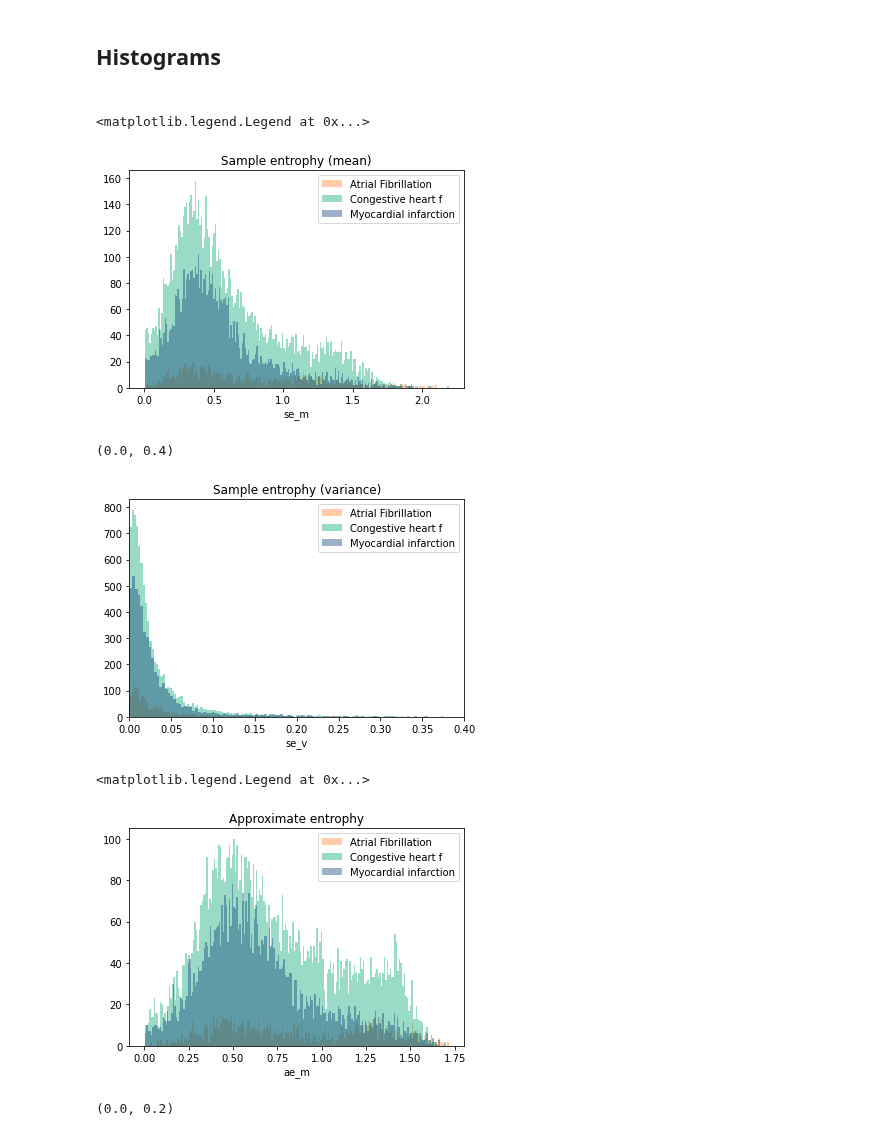
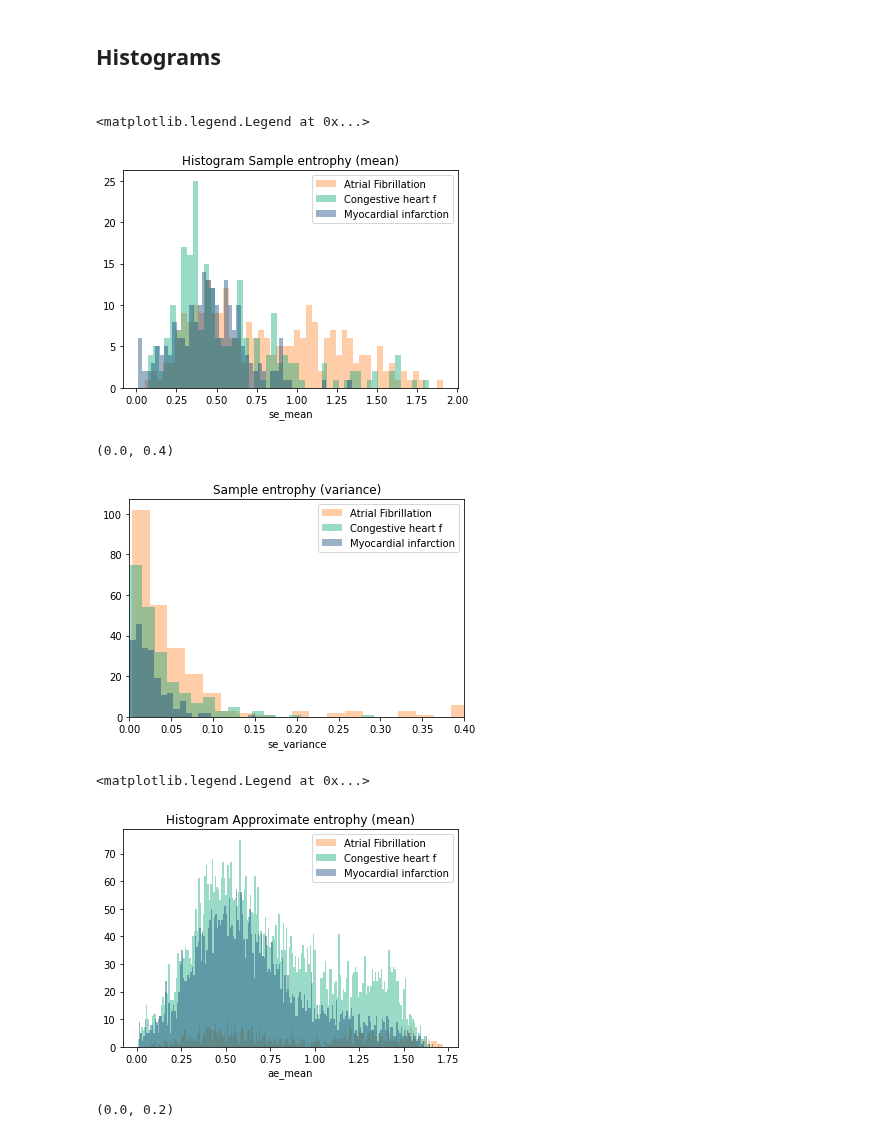
Before and after one commit to AlanPalomino/TTB_2020_2_13, a Jupyter notebook: Classification.ipynb, the cells around one changed output. Drawn from its saved outputs; the diff is of its cells as text; code cells hidden in the pictures.

```diff
--- a/Classification.ipynb
+++ b/Classification.ipynb
@@ -9,8 +9,7 @@ import matplotlib.pyplot as plt
 # %% [markdown]
 <h2>Import data set<h2>
 # %%
-data=pd.read_csv("complete_data.csv")
-pd.set_option('display.max_colwidth', -1)
+data=pd.read_csv("Test/Test_250ws.csv")
 data
 # 0 - Fibrilacion Atrial
 # 1 - Congestión cardíaca
@@ -34,7 +33,8 @@ data
 # %%
-#Clean dataset
-pathology = data[["condition","ae_mean","ae_variance","ae_skewness","ae_spectral_entropy","se_mean","se_variance","se_skewness","se_spectral_entropy","hfd_mean","hfd_variance","hfd_skewness","hfd_spectral_entropy","dfa_mean","dfa_variance","dfa_skewness","dfa_spectral_entropy","psd_mean","psd_variance","psd_skewness","psd_spectral_entropy"]]
+#Extract metrics
+data = data[["cond_id","hst_mean","hst_variance","ae_mean","ae_variance","ae_skewness","ae_spectral_entropy","se_mean","se_variance","se_skewness","se_spectral_entropy","hfd_mean","hfd_variance","hfd_skewness","hfd_spectral_entropy","dfa_mean","dfa_variance","dfa_skewness","dfa_spectral_entropy","psd_mean","psd_variance","psd_skewness","psd_spectral_entropy"]]
 
-pathology = pathology.dropna()
-pathology
+data = data.dropna()
+#data = data[ data["hurst"] >= 0.1]
+data
 # %% [output]
@@ -55,19 +55,23 @@ pathology
 <h2>Define train set and targets<h2>
 # %%
 #Group by pathology
-a_f=pathology[pathology["condition"] ==0]
-c_c=pathology[pathology["condition"] ==1]
-m_i=pathology[pathology["condition"] ==2]
+a_f=data[data["cond_id"] ==0]
+c_c=data[data["cond_id"] ==1]
+m_i=data[data["cond_id"] ==2]
 
 #Extract important metrics
-atrial_f = a_f[["ae_mean","ae_variance","ae_skewness","ae_spectral_entropy","se_mean","se_variance","se_skewness","se_spectral_entropy","hfd_mean","hfd_variance","hfd_skewness","hfd_spectral_entropy","dfa_mean","dfa_variance","dfa_skewness","dfa_spectral_entropy","psd_mean","psd_variance","psd_skewness","psd_spectral_entropy"]]
-congestive_h = c_c[["ae_mean","ae_variance","ae_skewness","ae_spectral_entropy","se_mean","se_variance","se_skewness","se_spectral_entropy","hfd_mean","hfd_variance","hfd_skewness","hfd_spectral_entropy","dfa_mean","dfa_variance","dfa_skewness","dfa_spectral_entropy","psd_mean","psd_variance","psd_skewness","psd_spectral_entropy"]]
-myocardial_i = m_i[["ae_mean","ae_variance","ae_skewness","ae_spectral_entropy","se_mean","se_variance","se_skewness","se_spectral_entropy","hfd_mean","hfd_variance","hfd_skewness","hfd_spectral_entropy","dfa_mean","dfa_variance","dfa_skewness","dfa_spectral_entropy","psd_mean","psd_variance","psd_skewness","psd_spectral_entropy"]]
+atrial_f = a_f[["ae_mean","hst_mean","hst_variance","ae_variance","ae_skewness","ae_spectral_entropy","se_mean","se_variance","se_skewness","se_spectral_entropy","hfd_mean","hfd_variance","hfd_skewness","hfd_spectral_entropy","dfa_mean","dfa_variance","dfa_skewness","dfa_spectral_entropy","psd_mean","psd_variance","psd_skewness","psd_spectral_entropy"]]
+congestive_h = c_c[["ae_mean","hst_mean","hst_variance","ae_variance","ae_skewness","ae_spectral_entropy","se_mean","se_variance","se_skewness","se_spectral_entropy","hfd_mean","hfd_variance","hfd_skewness","hfd_spectral_entropy","dfa_mean","dfa_variance","dfa_skewness","dfa_spectral_entropy","psd_mean","psd_variance","psd_skewness","psd_spectral_entropy"]]
+myocardial_i = m_i[["ae_mean","hst_mean","hst_variance","ae_variance","ae_skewness","ae_spectral_entropy","se_mean","se_variance","se_skewness","se_spectral_entropy","hfd_mean","hfd_variance","hfd_skewness","hfd_spectral_entropy","dfa_mean","dfa_variance","dfa_skewness","dfa_spectral_entropy","psd_mean","psd_variance","psd_skewness","psd_spectral_entropy"]]
 
 #Create target array for training
-targets=a_f['condition'].tolist()+m_i['condition'].tolist()+c_c['condition'].tolist()
+targets=a_f['cond_id'].tolist()+m_i['cond_id'].tolist()+c_c['cond_id'].tolist()
 
 #Create input array for training
 X=pd.concat([atrial_f,myocardial_i,congestive_h],ignore_index=True)
 X
+print(len(a_f))
+print(len(c_c))
+print(len(m_i))
+print(len(a_f)+len(c_c)+len(m_i))
 # %% [output]
@@ -87,40 +82,40 @@ X
 # %% [markdown]
 <h2>Histograms<h2>
 # %%
-se_af=a_f["se_m"]
-se_cc=c_c["se_m"]
-se_mi=m_i["se_m"]
+se_af=a_f["se_mean"]
+se_cc=c_c["se_mean"]
+se_mi=m_i["se_mean"]
 
 
-sn.distplot(a=se_af,bins=200,color='#FF8427',kde=False,label="Atrial Fibrillation")
-sn.distplot(a=se_cc,bins=200,color='#04A777',kde=False,label="Congestive heart f")
-sn.distplot(a=se_mi,bins=200,color='#083D77',kde=False,label="Myocardial infarction")
+sn.distplot(a=se_af,bins=50,color='#FF8427',kde=False,label="Atrial Fibrillation")
+sn.distplot(a=se_cc,bins=50,color='#04A777',kde=False,label="Congestive heart f")
+sn.distplot(a=se_mi,bins=50,color='#083D77',kde=False,label="Myocardial infarction")
 
-plt.title("Sample entrophy (mean)")
+plt.title("Histogram Sample entrophy (mean)")
 plt.legend()
 # %% [output]
 <matplotlib.legend.Legend at 0x...>
-[figure, old version]
+[figure, new version]
 # %%
-sev_af=a_f["se_v"]
-sev_cc=c_c["se_v"]
-sev_mi=m_i["se_v"]
+sev_af=a_f["se_variance"]
+sev_cc=c_c["se_variance"]
+sev_mi=m_i["se_variance"]
 
 
-sn.distplot(a=sev_af,bins=200,color='#FF8427',kde=False,label="Atrial Fibrillation")
-sn.distplot(a=sev_cc,bins=200,color='#04A777',kde=False,label="Congestive heart f")
-sn.distplot(a=sev_mi,bins=200,color='#083D77',kde=False,label="Myocardial infarction")
+sn.distplot(a=sev_af,bins=20,color='#FF8427',kde=False,label="Atrial Fibrillation")
+sn.distplot(a=sev_cc,bins=20,color='#04A777',kde=False,label="Congestive heart f")
+sn.distplot(a=sev_mi,bins=20,color='#083D77',kde=False,label="Myocardial infarction")
 
 plt.title("Sample entrophy (variance)")
 plt.legend()
 plt.xlim(0, 0.4)
 # %% [output]
 (0.0, 0.4)
-[figure, old version]
+[figure, new version]
 # %%
-aem_af=a_f["ae_m"]
-aem_cc=c_c["ae_m"]
-aem_mi=m_i["ae_m"]
+aem_af=a_f["ae_mean"]
+aem_cc=c_c["ae_mean"]
+aem_mi=m_i["ae_mean"]
 
 #myColors = ['#083D77','#f4633a','#ffd757']
 
@@ -128,11 +123,11 @@ sn.distplot(a=aem_af,bins=200,color='#FF8427',kde=False,label="Atrial Fibrillati
 sn.distplot(a=aem_cc,bins=200,color='#04A777',kde=False,label="Congestive heart f")
 sn.distplot(a=aem_mi,bins=200,color='#083D77',kde=False,label="Myocardial infarction")
 
-plt.title("Approximate entrophy (mean)")
+plt.title("Histogram Approximate entrophy (mean)")
 plt.legend()
 # %% [output]
 <matplotlib.legend.Legend at 0x...>
-[figure, old version]
+[figure, new version]
 # %%
 aev_af=a_f["ae_v"]
 aev_cc=c_c["ae_v"]
```
Also changed, not shown: parts of 26 cells of this notebook.
